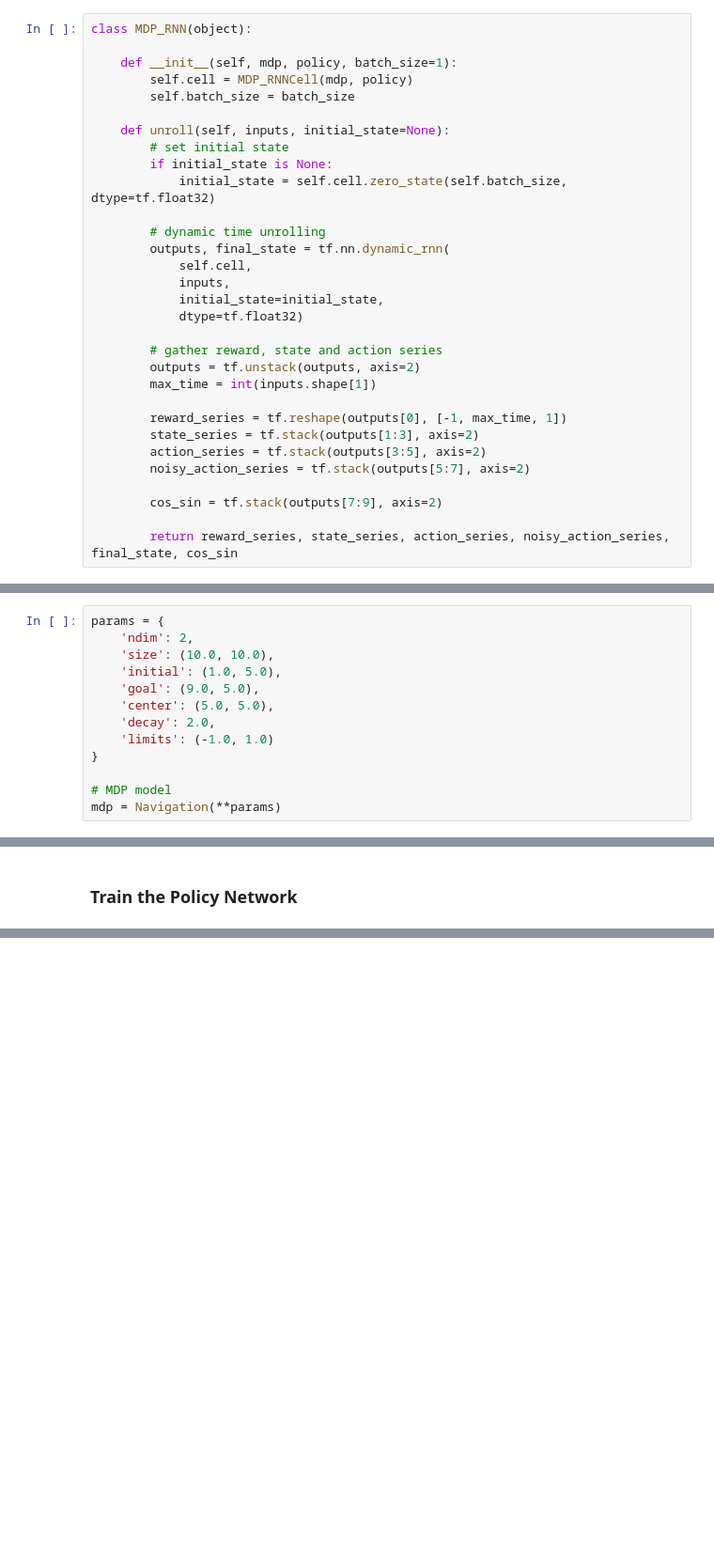
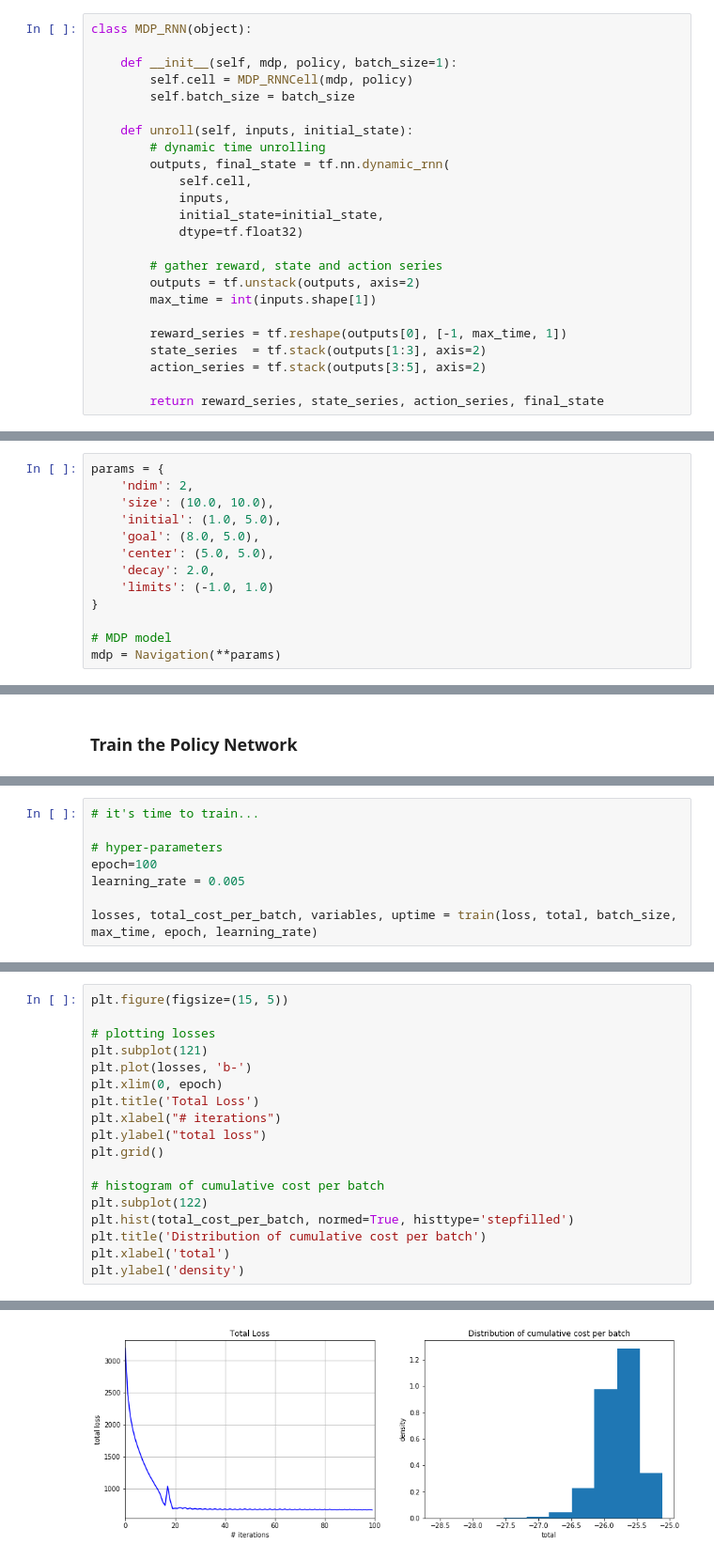
Before and after one commit to thiagopbueno/mdps-in-tensorflow, a Jupyter notebook: notebooks/MDPs in TensorFlow - Navigation with Noisy Transitions.ipynb, the cells around one changed output, grey strips where cells are left out. Shown at 94% size. Drawn from its saved outputs; the diff is of its cells as text; blank space fills up the shorter version.

```diff
--- a/notebooks/MDPs in TensorFlow - Navigation with Noisy Transitions.ipynb
+++ b/notebooks/MDPs in TensorFlow - Navigation with Noisy Transitions.ipynb
@@ -124,11 +159,7 @@ class MDP_RNN(object):
         self.cell = MDP_RNNCell(mdp, policy)
         self.batch_size = batch_size
 
-    def unroll(self, inputs, initial_state=None):
-        # set initial state
-        if initial_state is None:
-            initial_state = self.cell.zero_state(self.batch_size, dtype=tf.float32)
-
+    def unroll(self, inputs, initial_state):
         # dynamic time unrolling
         outputs, final_state = tf.nn.dynamic_rnn(
             self.cell,
@@ -141,13 +172,10 @@ class MDP_RNN(object):
         max_time = int(inputs.shape[1])
 
         reward_series = tf.reshape(outputs[0], [-1, max_time, 1])
-        state_series = tf.stack(outputs[1:3], axis=2)
+        state_series  = tf.stack(outputs[1:3], axis=2)
         action_series = tf.stack(outputs[3:5], axis=2)
-        noisy_action_series = tf.stack(outputs[5:7], axis=2)
 
-        cos_sin = tf.stack(outputs[7:9], axis=2)
-
-        return reward_series, state_series, action_series, noisy_action_series, final_state, cos_sin
+        return reward_series, state_series, action_series, final_state
 # %% [markdown]
 ## Defining the action optimizer
 # %%
@@ -207,7 +238,7 @@ params = {
     'ndim': 2,
     'size': (10.0, 10.0),
     'initial': (1.0, 5.0),
-    'goal': (9.0, 5.0),
+    'goal': (8.0, 5.0),
     'center': (5.0, 5.0),
     'decay': 2.0,
     'limits': (-1.0, 1.0)
@@ -262,0 +317,8 @@ losses, variables, uptime = train(batch_size, max_time, epoch, learning_rate)
+# %%
+# it's time to train...
+
+# hyper-parameters
+epoch=100
+learning_rate = 0.005
+
+losses, total_cost_per_batch, variables, uptime = train(loss, total, batch_size, max_time, epoch, learning_rate)
@@ -262,0 +348,19 @@ losses, variables, uptime = train(batch_size, max_time, epoch, learning_rate)
+# %%
+plt.figure(figsize=(15, 5))
+
+# plotting losses
+plt.subplot(121)
+plt.plot(losses, 'b-')
+plt.xlim(0, epoch)
+plt.title('Total Loss')
+plt.xlabel("# iterations")
+plt.ylabel("total loss")
+plt.grid()
+
+# histogram of cumulative cost per batch
+plt.subplot(122)
+plt.hist(total_cost_per_batch, normed=True, histtype='stepfilled')
+plt.title('Distribution of cumulative cost per batch')
+plt.xlabel('total')
+plt.ylabel('density')
+# %% [output]
@@ -262,0 +368 @@ losses, variables, uptime = train(batch_size, max_time, epoch, learning_rate)
+[figure, added]
```
Also changed, not shown: parts of 26 cells of this notebook, 1 other file.
